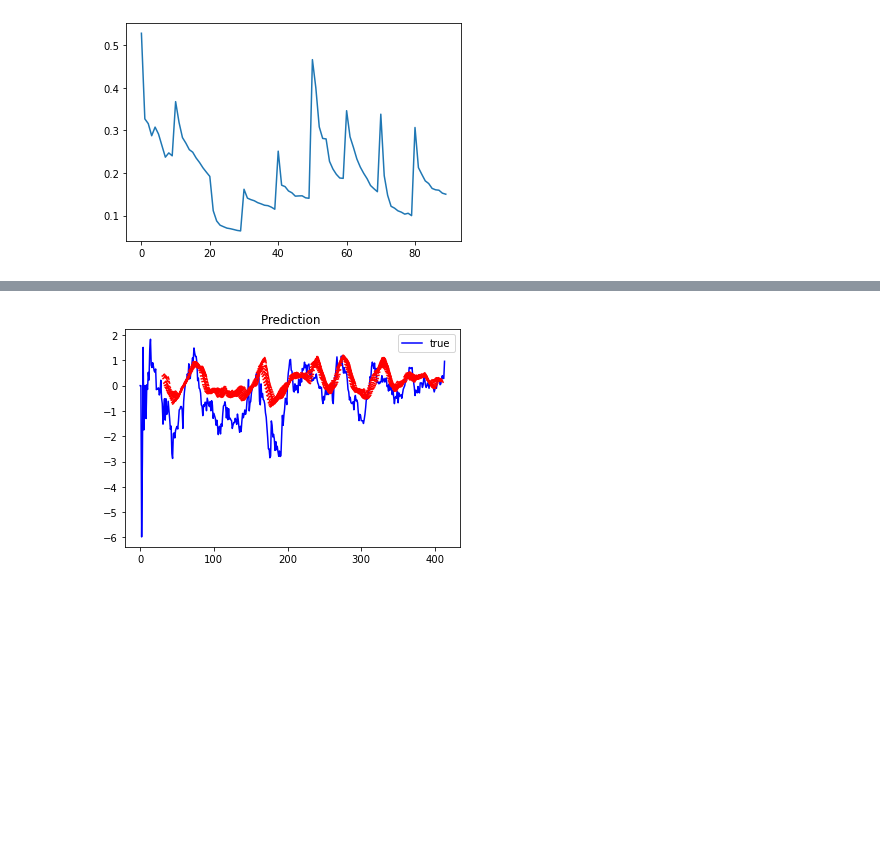
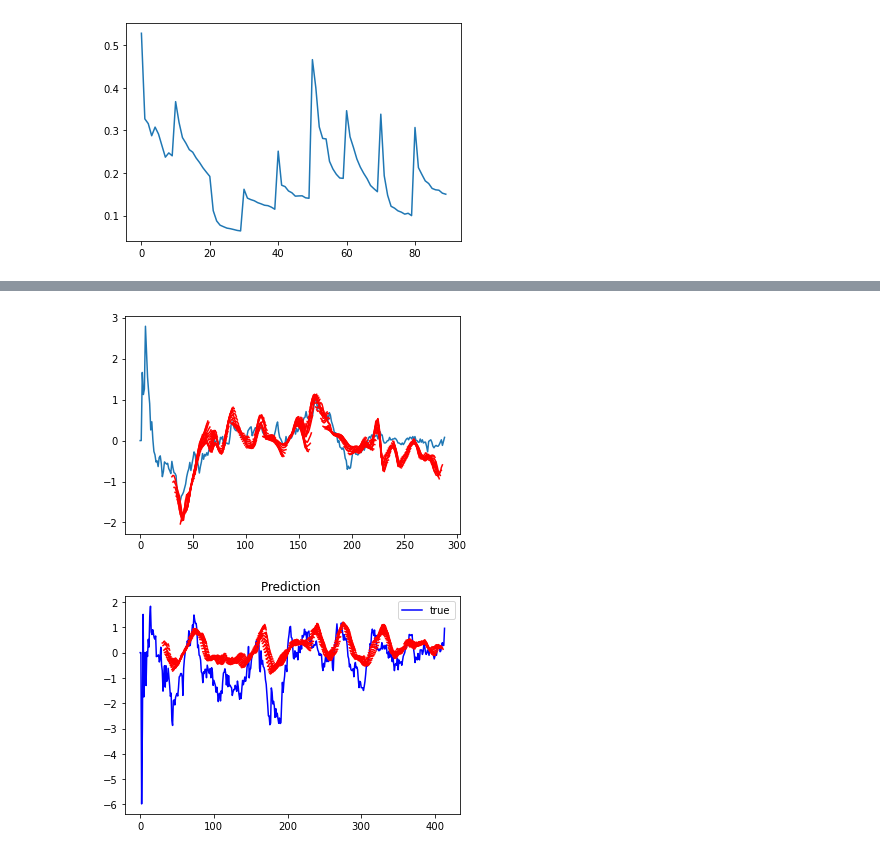
Before and after one commit to stianteien/instradag, a Jupyter notebook: RNN_build.ipynb, the cells around one changed output, grey strips where cells are left out. Saved outputs shown, nothing was run; the diff lists cells and outputs as text; code cells hidden in the pictures; blank space fills up the shorter version.

```diff
--- a/RNN_build.ipynb
+++ b/RNN_build.ipynb
@@ -162,3 +169,10 @@ plt.plot(flatten)
 # %% [output]
 [<matplotlib.lines.Line2D at 0x...>]
 [figure]
+# %%
+pred = []
+#for i in datax:
+#    print(i.shape)
+    #pred.append(model.predict(i))
+t = model.predict(np.array(datax))
+t
@@ -165,3 +193,9 @@ plt.plot(flatten)
+# %%
+plt.plot(sann)
+for i, pred in enumerate(t):
+    plt.plot(range(30+i,40+i), pred, c='red')
+# %% [output]
+[figure, added]
 # %%
 predicts = []
 for i in dataxes:
```
Also changed, not shown: parts of 11 cells of this notebook, 1 other file.
